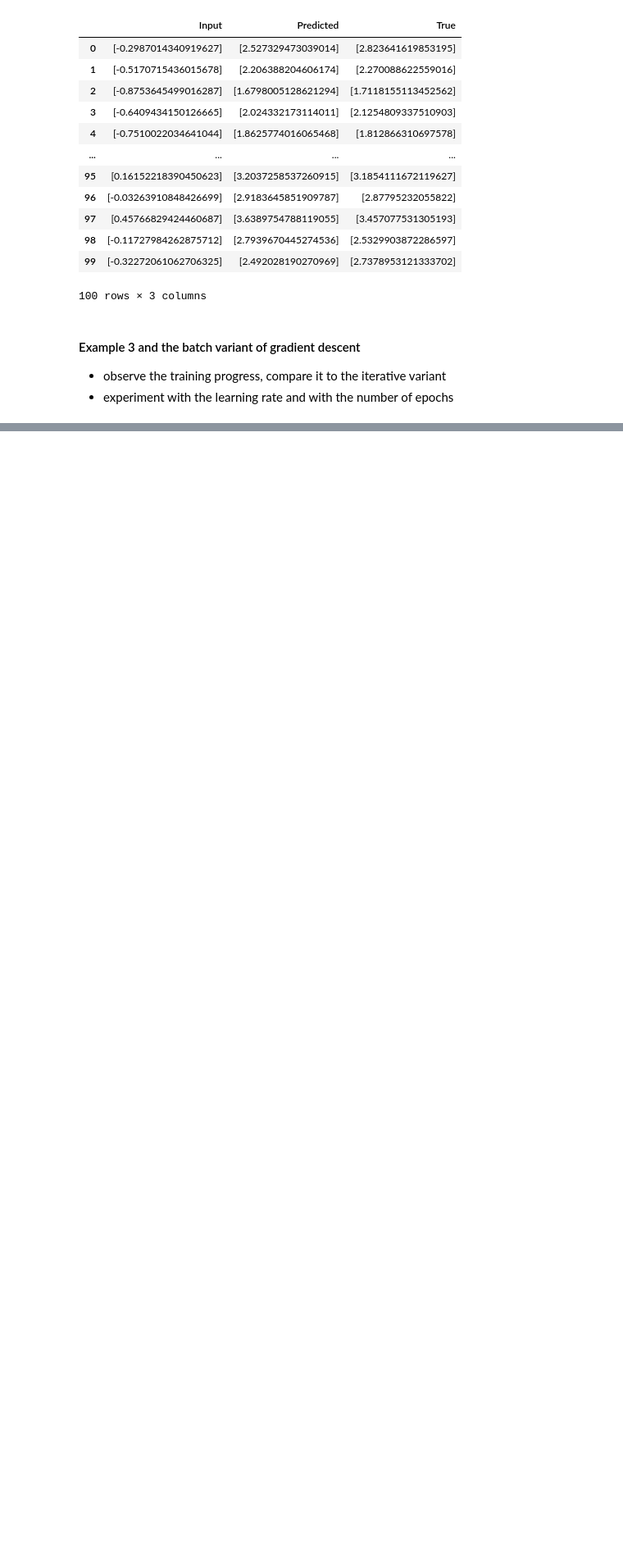
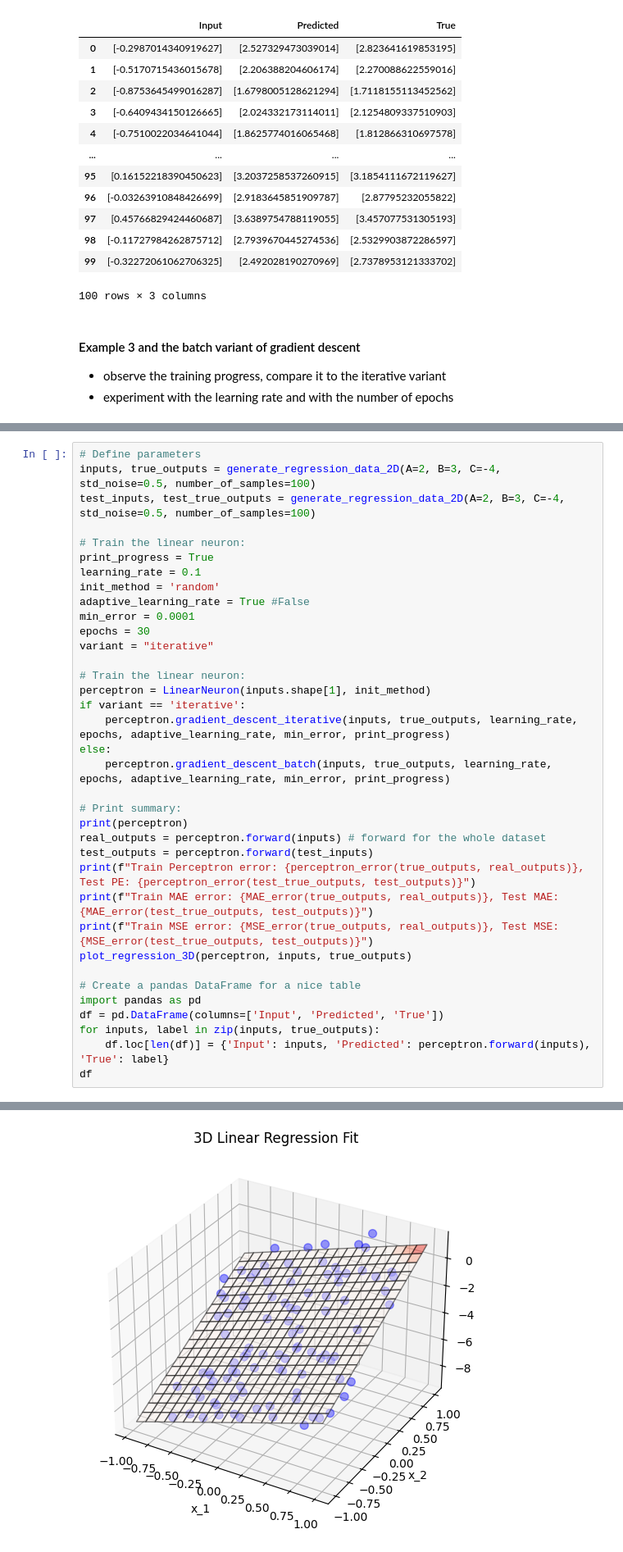
Before and after one commit to reitezuz/18NES1-2025-, a Jupyter notebook: week3/linear_neuron.ipynb, the cells around one changed output, grey strips where cells are left out. Shown at 82% size. Drawn from its saved outputs; the diff is of its cells as text; blank space fills up the shorter version.

```diff
--- a/week3/linear_neuron.ipynb
+++ b/week3/linear_neuron.ipynb
@@ -1173,0 +1254,37 @@ Experiment Results:
+# %%
+# Define parameters
+inputs, true_outputs = generate_regression_data_2D(A=2, B=3, C=-4, std_noise=0.5, number_of_samples=100)
+test_inputs, test_true_outputs = generate_regression_data_2D(A=2, B=3, C=-4, std_noise=0.5, number_of_samples=100)
+
+# Train the linear neuron:
+print_progress = True
+learning_rate = 0.1
+init_method = 'random'
+adaptive_learning_rate = True #False
+min_error = 0.0001
+epochs = 30
+variant = "iterative"
+
+# Train the linear neuron:
+perceptron = LinearNeuron(inputs.shape[1], init_method)
+if variant == 'iterative':
+    perceptron.gradient_descent_iterative(inputs, true_outputs, learning_rate, epochs, adaptive_learning_rate, min_error, print_progress)
+else:
+    perceptron.gradient_descent_batch(inputs, true_outputs, learning_rate, epochs, adaptive_learning_rate, min_error, print_progress)
+
+# Print summary:
+print(perceptron)
+real_outputs = perceptron.forward(inputs) # forward for the whole dataset
+test_outputs = perceptron.forward(test_inputs)
+print(f"Train Perceptron error: {perceptron_error(true_outputs, real_outputs)}, Test PE: {perceptron_error(test_true_outputs, test_outputs)}")
+print(f"Train MAE error: {MAE_error(true_outputs, real_outputs)}, Test MAE: {MAE_error(test_true_outputs, test_outputs)}")
+print(f"Train MSE error: {MSE_error(true_outputs, real_outputs)}, Test MSE: {MSE_error(test_true_outputs, test_outputs)}")
+plot_regression_3D(perceptron, inputs, true_outputs)
+
+# Create a pandas DataFrame for a nice table
+import pandas as pd
+df = pd.DataFrame(columns=['Input', 'Predicted', 'True'])
+for inputs, label in zip(inputs, true_outputs):
+    df.loc[len(df)] = {'Input': inputs, 'Predicted': perceptron.forward(inputs), 'True': label}
+df
+# %% [output]
@@ -1173,0 +1308 @@ Experiment Results:
+[figure, added]
```
Also changed, not shown: parts of 24 cells of this notebook.
